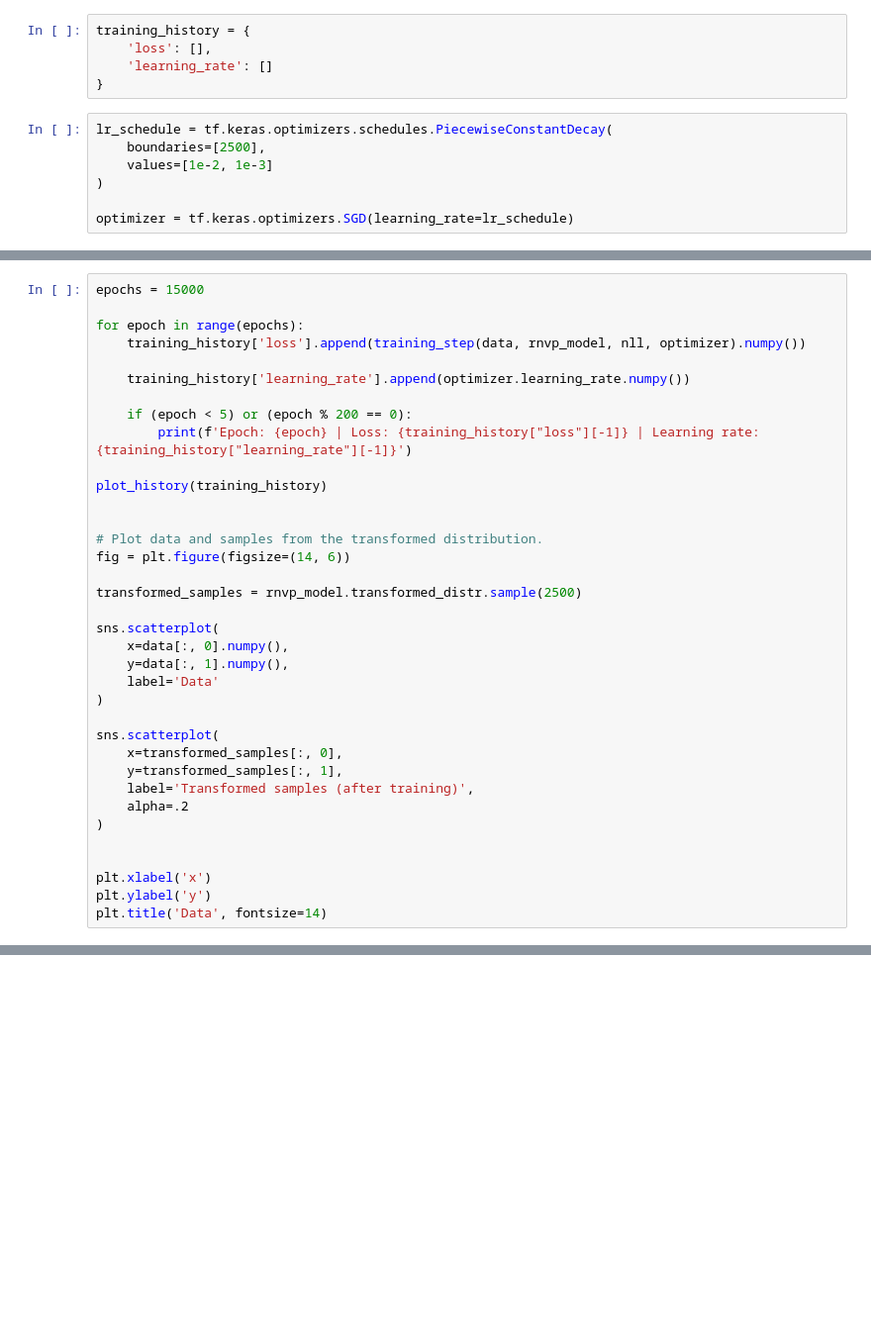
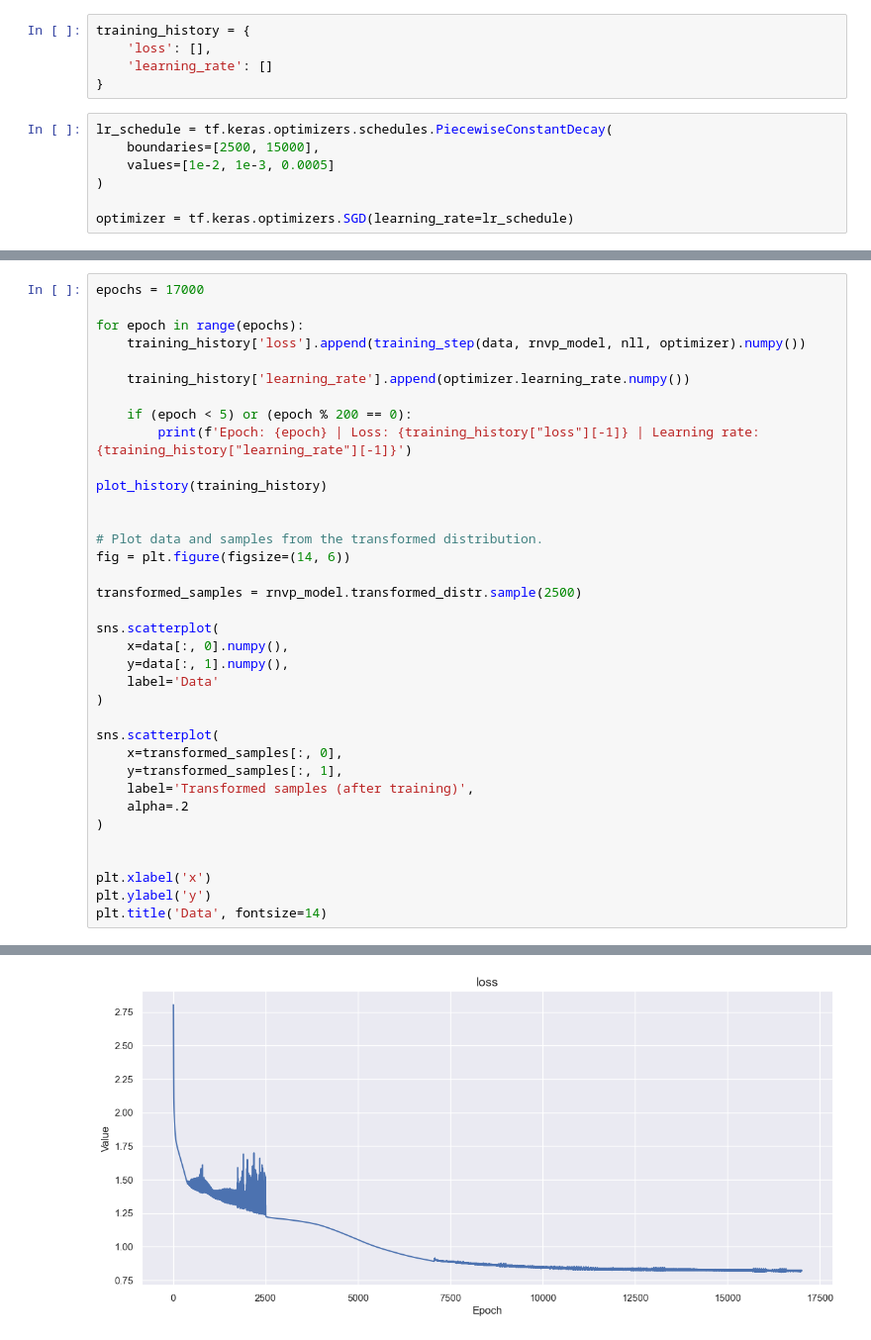
Before and after one commit to emanuele-moscato/bayesian-explorations, a Jupyter notebook: notebooks/real_nvp_flows_from_scratch.ipynb, the cells around one changed output, grey strips where cells are left out. Shown at 99% size. Drawn from its saved outputs; the diff is of its cells as text; blank space fills up the shorter version.

```diff
--- a/notebooks/real_nvp_flows_from_scratch.ipynb
+++ b/notebooks/real_nvp_flows_from_scratch.ipynb
@@ -201,8 +258,8 @@ training_history = {
 }
 # %%
 lr_schedule = tf.keras.optimizers.schedules.PiecewiseConstantDecay(
-    boundaries=[2500],
-    values=[1e-2, 1e-3]
+    boundaries=[2500, 15000],
+    values=[1e-2, 1e-3, 0.0005]
 )
 
 optimizer = tf.keras.optimizers.SGD(learning_rate=lr_schedule)
@@ -211,5 +268,5 @@ optimizer = tf.keras.optimizers.SGD(learning_rate=lr_schedule)
 # %%
-epochs = 15000
+epochs = 17000
 
 for epoch in range(epochs):
     training_history['loss'].append(training_step(data, rnvp_model, nll, optimizer).numpy())
@@ -244,3 +301,4 @@ sns.scatterplot(
 plt.xlabel('x')
 plt.ylabel('y')
 plt.title('Data', fontsize=14)
+# %% [output]
@@ -246,0 +320 @@ plt.title('Data', fontsize=14)
+[figure, added]
```
Also changed, not shown: parts of 19 cells of this notebook.
